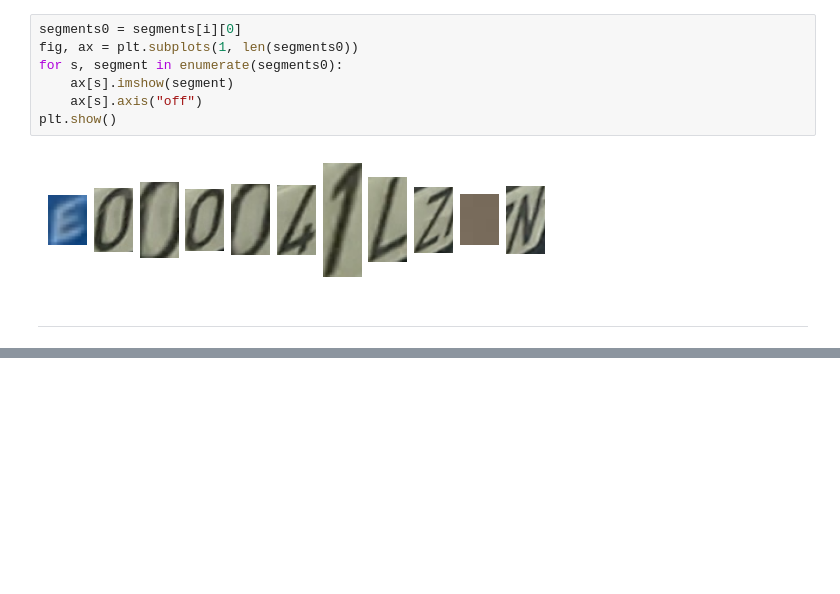
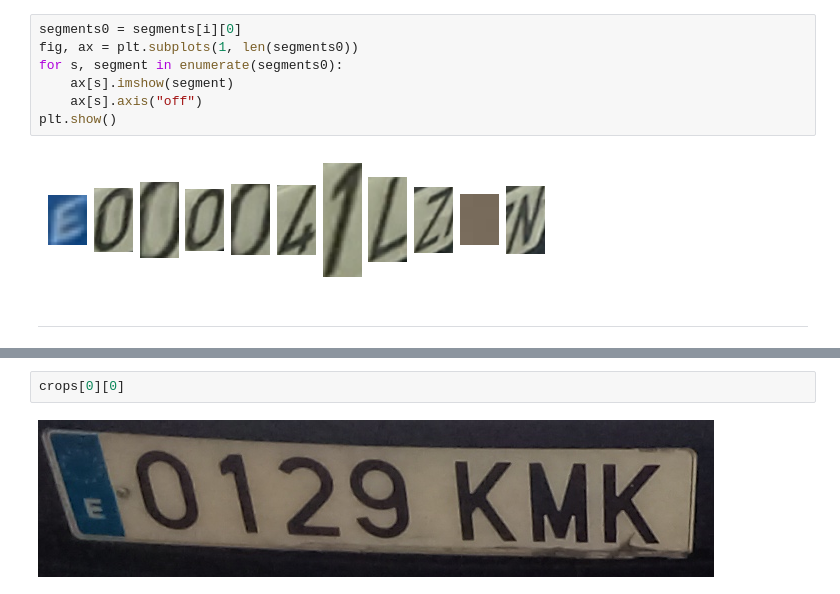
Before and after one commit to marinocom/ANPR-GIA, a Jupyter notebook: example.ipynb, the cells around one changed output, grey strips where cells are left out. Drawn from its saved outputs; the diff is of its cells as text; blank space fills up the shorter version.

```diff
--- a/example.ipynb
+++ b/example.ipynb
@@ -266,0 +312,4 @@ plt.show()
+# %%
+crops[0][0]
+# %% [output]
+[figure, added]
```
Also changed, not shown: parts of 13 cells of this notebook, 1 other file.
